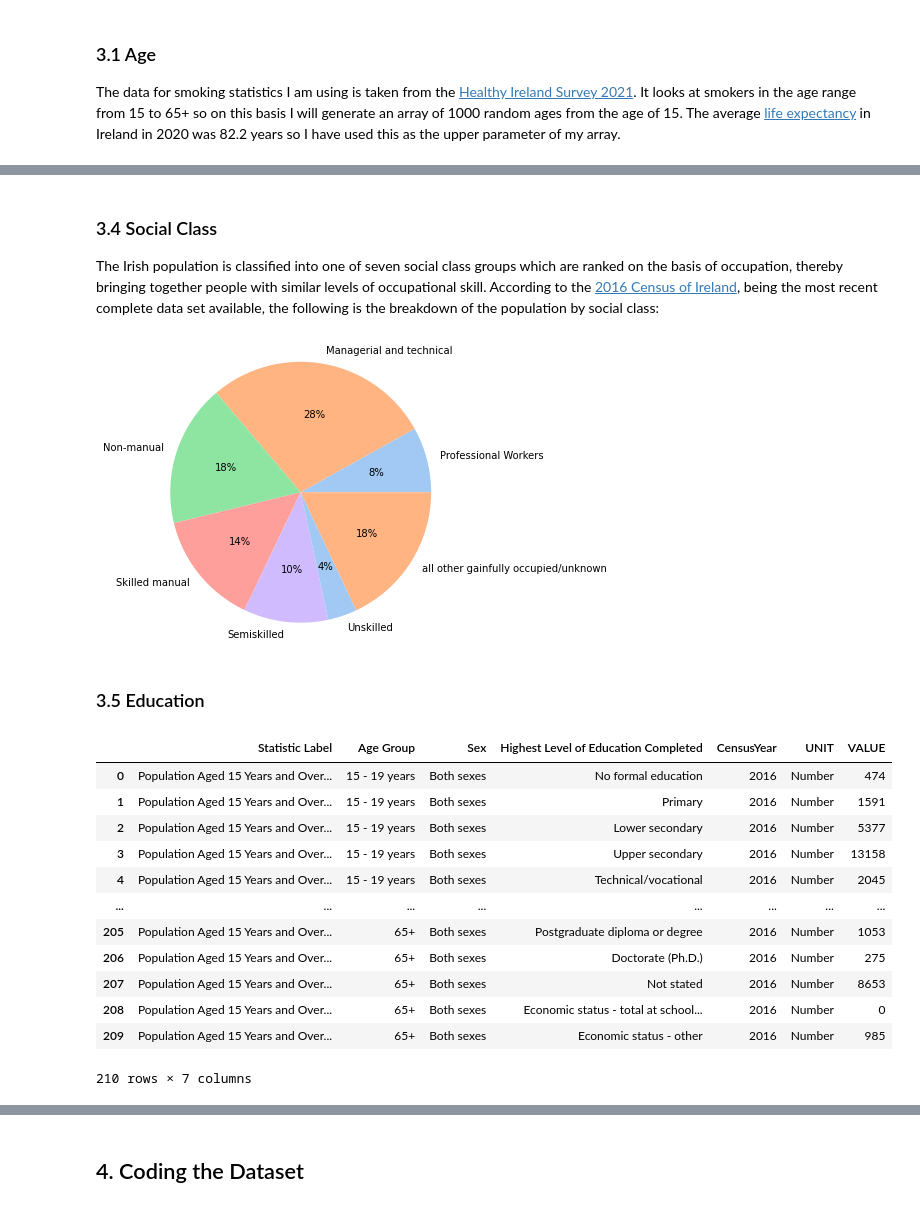
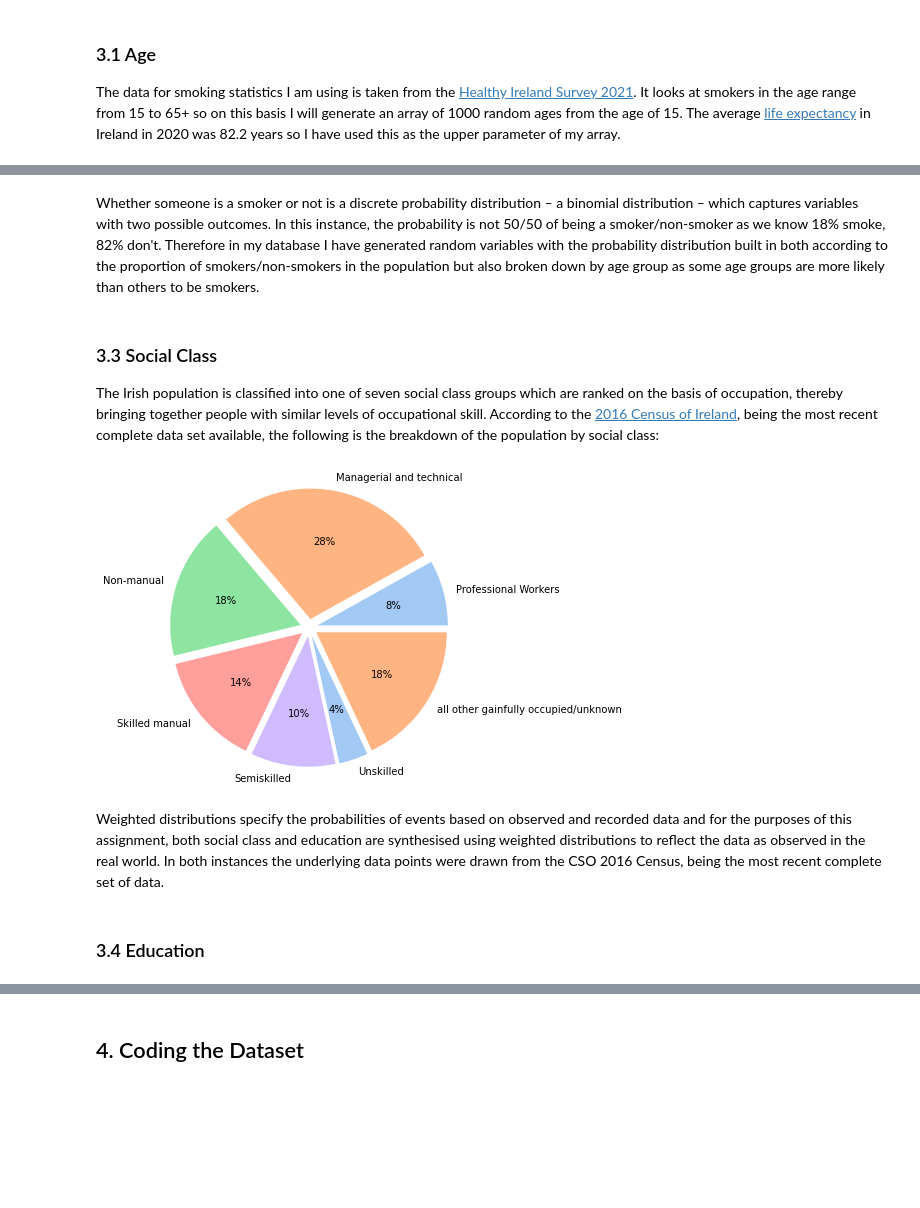
Before and after one commit to Scunnies/PfDA_Assignment, a Jupyter notebook: PfDA_Assignment.ipynb, the cells around one changed output, grey strips where cells are left out. Saved outputs shown, nothing was run; the diff lists cells and outputs as text; code cells hidden in the pictures; blank space fills up the shorter version.

```diff
--- a/PfDA_Assignment.ipynb
+++ b/PfDA_Assignment.ipynb
@@ -123,17 +107,19 @@ The WHO also point to the fact that over 80% of the world's 1.3 billion tobacco
+# %% [markdown]
+Whether someone is a smoker or not is a discrete probability distribution – a binomial distribution – which captures variables with two possible outcomes.  In this instance, the probability is not 50/50 of being a smoker/non-smoker as we know 18% smoke, 82% don't.  Therefore in my database I have generated random variables with the probability distribution built in both according to the proportion of smokers/non-smokers in the population but also broken down by age group as some age groups are more likely than others to be smokers.
 # %% [markdown]
-### 3.4 Social Class
+### 3.3 Social Class
 The Irish population is classified into one of seven social class groups which are ranked on the basis of occupation, thereby bringing together people with similar levels of occupational skill.  According to the [2016 Census of Ireland](https://www.cso.ie/en/media/csoie/newsevents/documents/census2016summaryresultspart2/Chapter_6_Socio-economic_group_and_social_class.pdf), being the most recent complete data set available, the following is the breakdown of the population by social class:
 # %%
 # % values for each social class category
 values = np.array([8.1, 28.1, 17.6, 14.1, 10.5, 3.6, 18])
+myexplode = [0.1 ,0.1 ,0.1 ,0.1 ,0.1 ,0.1, 0.1]
 mylabels = ['Professional Workers', 'Managerial and technical',
             'Non-manual', 'Skilled manual', 'Semiskilled',
             'Unskilled', 'all other gainfully occupied/unknown']
 colors = sns.color_palette('pastel')[0:5]
 
 #create pie chart with % values
-plt.pie(values, labels = mylabels, colors = colors, autopct='%.0f%%', radius = 1.5)
-
+plt.pie(values, explode=myexplode, labels = mylabels, colors = colors, autopct='%.0f%%', radius = 1.5)
 plt.show()
 # %% [output]
-[figure, old version]
+[figure, new version]
@@ -142,21 +126,4 @@ Social_Class = np.random.choice(["Professional_Workers", "Managerial_Technical",
+# %% [markdown]
+Weighted distributions specify the probabilities of events based on observed and recorded data and for the purposes of this assignment, both social class and education are synthesised using weighted distributions to reflect the data as observed in the real world.  In both instances the underlying data points were drawn from the CSO 2016 Census, being the most recent complete set of data.
 # %% [markdown]
-### 3.5 Education
+### 3.4 Education
-# %%
-edu = pd.read_csv('2016CensusEducation.csv')
-
-#tidy up relevant column titles
-edu.rename({'Age Group':'Age', 'Highest Level of Education Completed':'Education', 'VALUE':'Value'}, axis='columns')
-# %% [output]
-|  | Statistic Label | Age Group | Sex | Highest Level of Education Completed | CensusYear | UNIT | VALUE |
-| 0 | Population Aged 15 Years and Over... | 15 - 19 years | Both sexes | No formal education | 2016 | Number | 474 |
-| 1 | Population Aged 15 Years and Over... | 15 - 19 years | Both sexes | Primary | 2016 | Number | 1591 |
-| 2 | Population Aged 15 Years and Over... | 15 - 19 years | Both sexes | Lower secondary | 2016 | Number | 5377 |
-| 3 | Population Aged 15 Years and Over... | 15 - 19 years | Both sexes | Upper secondary | 2016 | Number | 13158 |
-| 4 | Population Aged 15 Years and Over... | 15 - 19 years | Both sexes | Technical/vocational | 2016 | Number | 2045 |
-| ... | ... | ... | ... | ... | ... | ... | ... |
-| 205 | Population Aged 15 Years and Over... | 65+ | Both sexes | Postgraduate diploma or degree | 2016 | Number | 1053 |
-| 206 | Population Aged 15 Years and Over... | 65+ | Both sexes | Doctorate (Ph.D.) | 2016 | Number | 275 |
-| 207 | Population Aged 15 Years and Over... | 65+ | Both sexes | Not stated | 2016 | Number | 8653 |
-| 208 | Population Aged 15 Years and Over... | 65+ | Both sexes | Economic status - total at school... | 2016 | Number | 0 |
-| 209 | Population Aged 15 Years and Over... | 65+ | Both sexes | Economic status - other | 2016 | Number | 985 |
-210 rows × 7 columns
```
Also changed, not shown: parts of 19 cells of this notebook, 1 other file.
